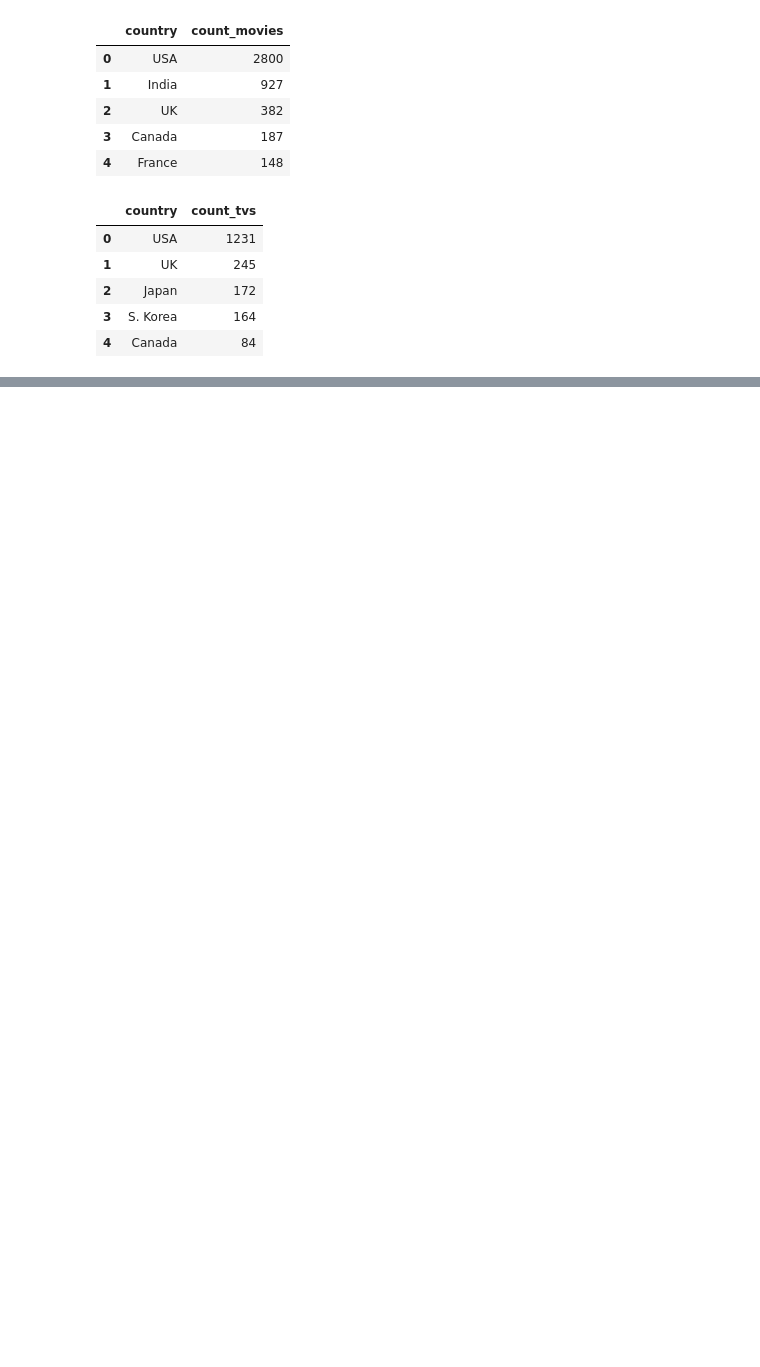
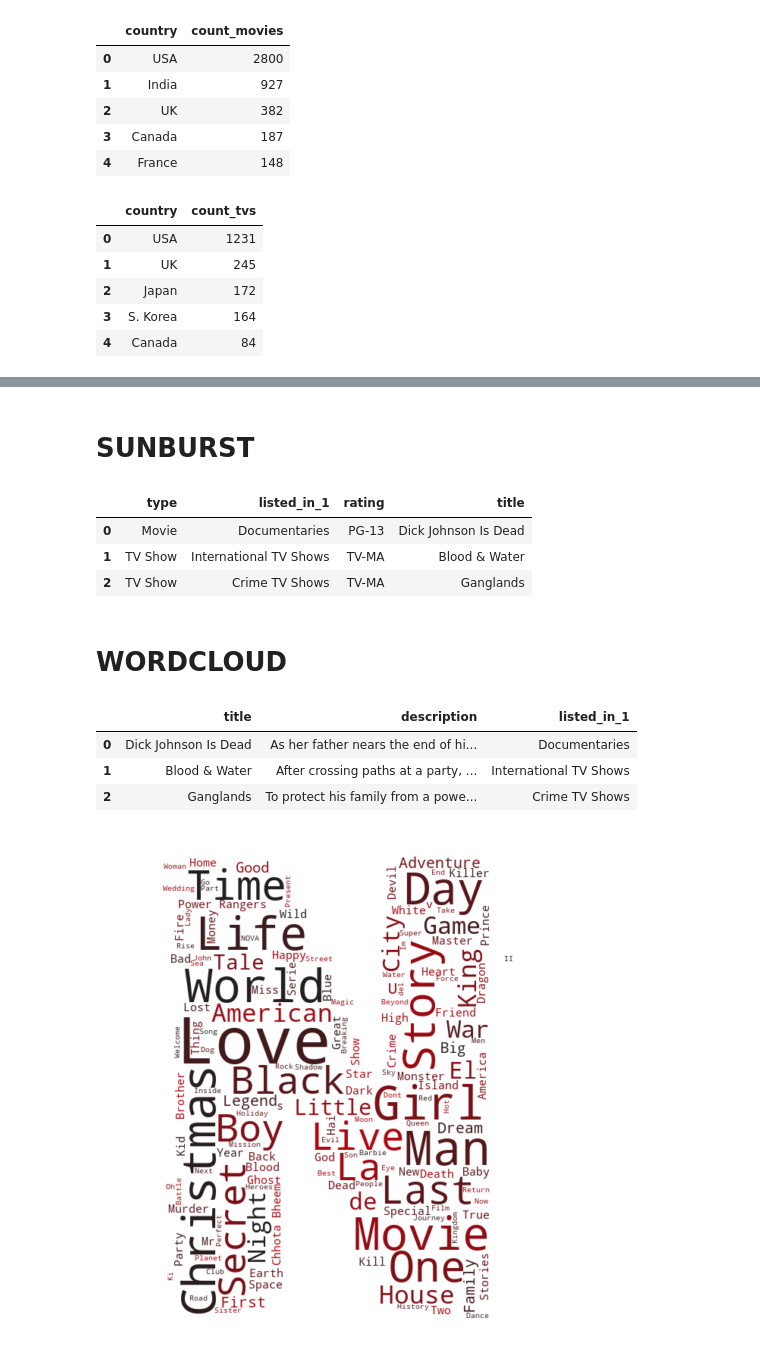
Before and after one commit to MarcoSorrenti/DataVisualization, a Jupyter notebook: src/data/netflix_contents_info.ipynb, the cells around one changed output, grey strips where cells are left out. Drawn from its saved outputs; the diff is of its cells as text; code cells hidden in the pictures; blank space fills up the shorter version.

```diff
--- a/src/data/netflix_contents_info.ipynb
+++ b/src/data/netflix_contents_info.ipynb
@@ -203,2 +214,12 @@ netflix_countries_genre
 # %%
 netflix_countries_genre.to_csv('../Dashboard/Components/data/netflix_countries_genre_info.csv', index=False, header=True)
+# %% [markdown]
+# SUNBURST
+# %%
+netflix_sunburst = netflix[['type', 'listed_in_1', 'rating', 'title']]
+netflix_sunburst.head(3)
+# %% [output]
+|  | type | listed_in_1 | rating | title |
+| 0 | Movie | Documentaries | PG-13 | Dick Johnson Is Dead |
+| 1 | TV Show | International TV Shows | TV-MA | Blood & Water |
+| 2 | TV Show | Crime TV Shows | TV-MA | Ganglands |
@@ -204,0 +272,14 @@ netflix_countries_genre.to_csv('../Dashboard/Components/data/netflix_countries_g
+# %% [markdown]
+# WORDCLOUD
+# %%
+netflix_wordcloud = netflix[['title', 'description', 'listed_in_1']]
+netflix_wordcloud.head(3)
+# %% [output]
+|  | title | description | listed_in_1 |
+| 0 | Dick Johnson Is Dead | As her father nears the end of hi... | Documentaries |
+| 1 | Blood & Water | After crossing paths at a party, ... | International TV Shows |
+| 2 | Ganglands | To protect his family from a powe... | Crime TV Shows |
+# %%
+text_title = str(list(netflix_wordcloud['title'])).replace(',', '').replace('[', '').replace("'", '').replace(']', '').replace('.', '')
+text_description = str(list(netflix_wordcloud['description'])).replace(',', '').replace('[', '').replace("'", '').replace(']', '').replace('.', '')
+text_genre = str(list(netflix_wordcloud['listed_in_1'])).replace(',', '').replace('[', '').replace("'", '').replace(']', '').replace('.', '')
@@ -204,0 +300,24 @@ netflix_countries_genre.to_csv('../Dashboard/Components/data/netflix_countries_g
+# %%
+from wordcloud import WordCloud
+import numpy as np
+from PIL import Image
+import matplotlib
+import matplotlib.pyplot as plt
+
+# Custom colour map based on Netflix palette
+cmap = matplotlib.colors.LinearSegmentedColormap.from_list("", ['#221f1f', '#b20710'])
+
+text = text_title
+
+mask = np.array(Image.open('../Dashboard/Components/data/netflix.png'))
+
+wordcloud = WordCloud(background_color = 'white', width = 500,  height = 200, colormap=cmap, max_words = 150, mask = mask).generate(text)
+
+plt.figure(figsize=(5,5))
+plt.imshow(wordcloud, interpolation = 'bilinear')
+plt.axis('off')
+plt.tight_layout(pad=0)
+plt.savefig('../Dashboard/Components/data/netflix_title.png')
+plt.show()
+# %% [output]
+[figure, added]
```
Also changed, not shown: parts of 20 cells of this notebook, 5 other files.
